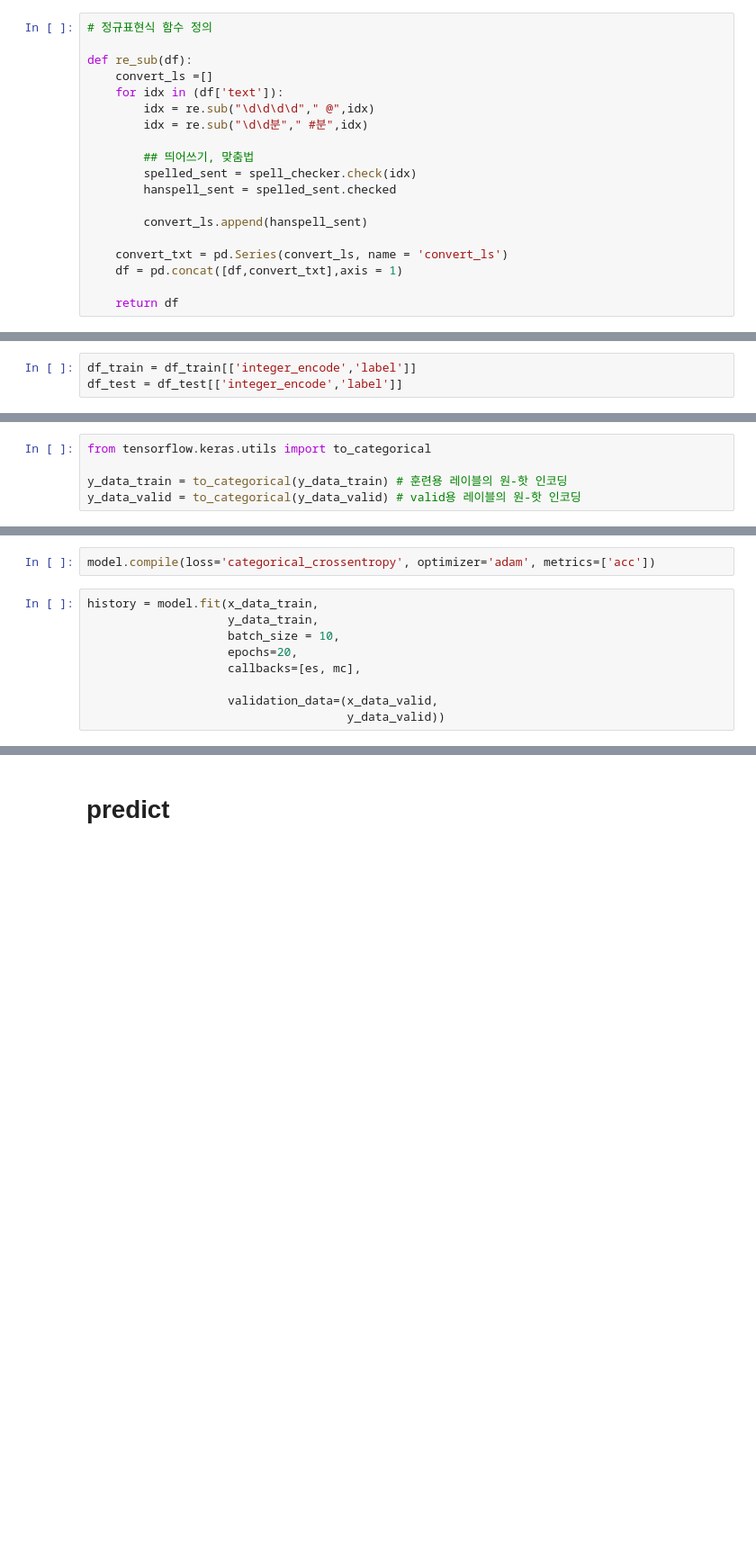
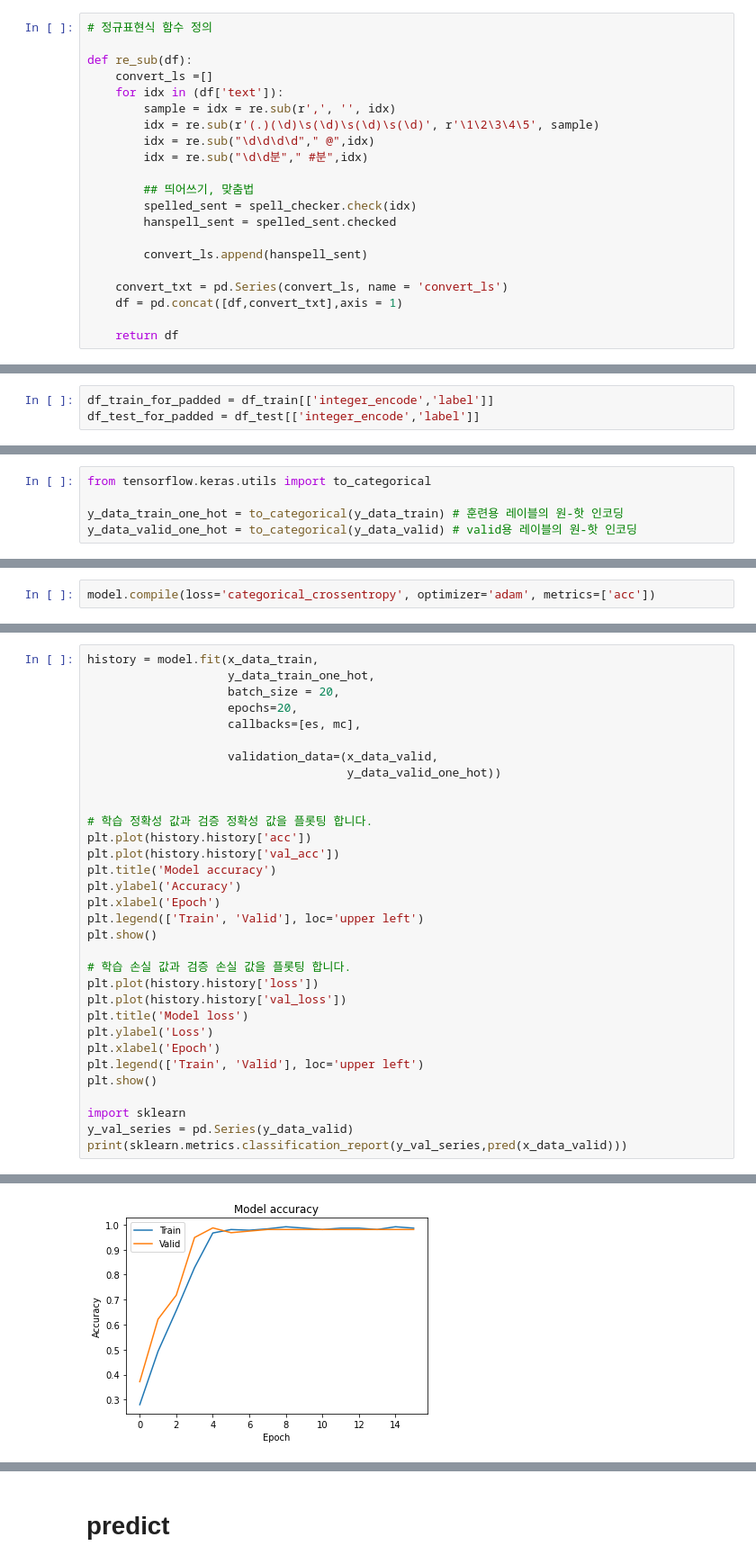
Before and after one commit to hellaclass/AI, a Jupyter notebook: Chatbot/hel_ri_celus_model_training+test.ipynb, the cells around one changed output, grey strips where cells are left out. Shown at 90% size. Drawn from its saved outputs; the diff is of its cells as text; blank space fills up the shorter version.

```diff
--- a/Chatbot/hel_ri_celus_model_training+test.ipynb
+++ b/Chatbot/hel_ri_celus_model_training+test.ipynb
@@ -64,6 +69,8 @@ df_test = pd.read_csv(test_data_path)
 def re_sub(df):
     convert_ls =[]
     for idx in (df['text']):
+        sample = idx = re.sub(r',', '', idx)
+        idx = re.sub(r'(.)(\d)\s(\d)\s(\d)\s(\d)', r'\1\2\3\4\5', sample)
         idx = re.sub("\d\d\d\d"," @",idx)
         idx = re.sub("\d\d분"," #분",idx)
 
@@ -215,8 +236,8 @@ int_encode(df_test)
 # %% [markdown]
 ## Padding
 # %%
-df_train = df_train[['integer_encode','label']]
-df_test = df_test[['integer_encode','label']]
+df_train_for_padded = df_train[['integer_encode','label']]
+df_test_for_padded = df_test[['integer_encode','label']]
 # %%
 max_len = 8
 
@@ -244,8 +265,8 @@ from tensorflow.keras.models import load_model
 # %%
 from tensorflow.keras.utils import to_categorical
 
-y_data_train = to_categorical(y_data_train) # 훈련용 레이블의 원-핫 인코딩
-y_data_valid = to_categorical(y_data_valid) # valid용 레이블의 원-핫 인코딩
+y_data_train_one_hot = to_categorical(y_data_train) # 훈련용 레이블의 원-핫 인코딩
+y_data_valid_one_hot = to_categorical(y_data_valid) # valid용 레이블의 원-핫 인코딩
 # %% [markdown]
 ##call_back
 # %%
@@ -268,12 +289,3 @@ model.add(LSTM(120))
 model.add(Dense(intent_count, activation='softmax'))
 # %%
 model.compile(loss='categorical_crossentropy', optimizer='adam', metrics=['acc'])
-# %%
-history = model.fit(x_data_train,
-                    y_data_train,
-                    batch_size = 10,
-                    epochs=20,
-                    callbacks=[es, mc],
-
-                    validation_data=(x_data_valid,
-                                     y_data_valid))
@@ -297,0 +292,33 @@ Epoch 00020: val_acc did not improve from 1.00000
+# %%
+history = model.fit(x_data_train,
+                    y_data_train_one_hot,
+                    batch_size = 20,
+                    epochs=20,
+                    callbacks=[es, mc],
+
+                    validation_data=(x_data_valid,
+                                     y_data_valid_one_hot))
+
+
+# 학습 정확성 값과 검증 정확성 값을 플롯팅 합니다.
+plt.plot(history.history['acc'])
+plt.plot(history.history['val_acc'])
+plt.title('Model accuracy')
+plt.ylabel('Accuracy')
+plt.xlabel('Epoch')
+plt.legend(['Train', 'Valid'], loc='upper left')
+plt.show()
+
+# 학습 손실 값과 검증 손실 값을 플롯팅 합니다.
+plt.plot(history.history['loss'])
+plt.plot(history.history['val_loss'])
+plt.title('Model loss')
+plt.ylabel('Loss')
+plt.xlabel('Epoch')
+plt.legend(['Train', 'Valid'], loc='upper left')
+plt.show()
+
+import sklearn
+y_val_series = pd.Series(y_data_valid)
+print(sklearn.metrics.classification_report(y_val_series,pred(x_data_valid)))
+# %% [output]
@@ -297,0 +342 @@ Epoch 00020: val_acc did not improve from 1.00000
+[figure, added]
```
Also changed, not shown: parts of 13 cells of this notebook, 4 other files.
